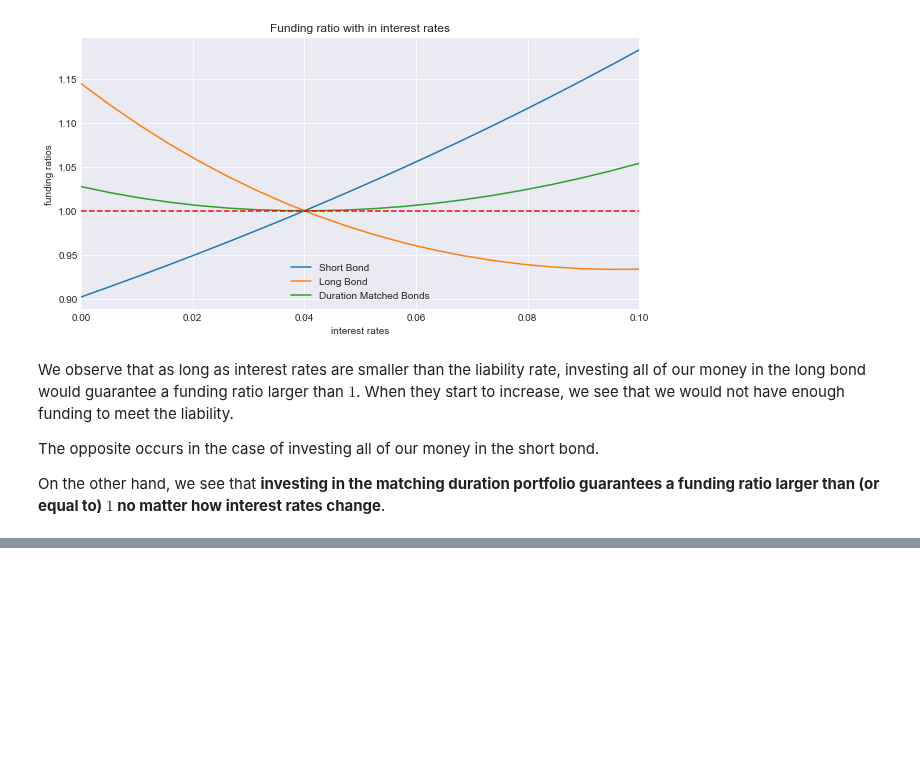
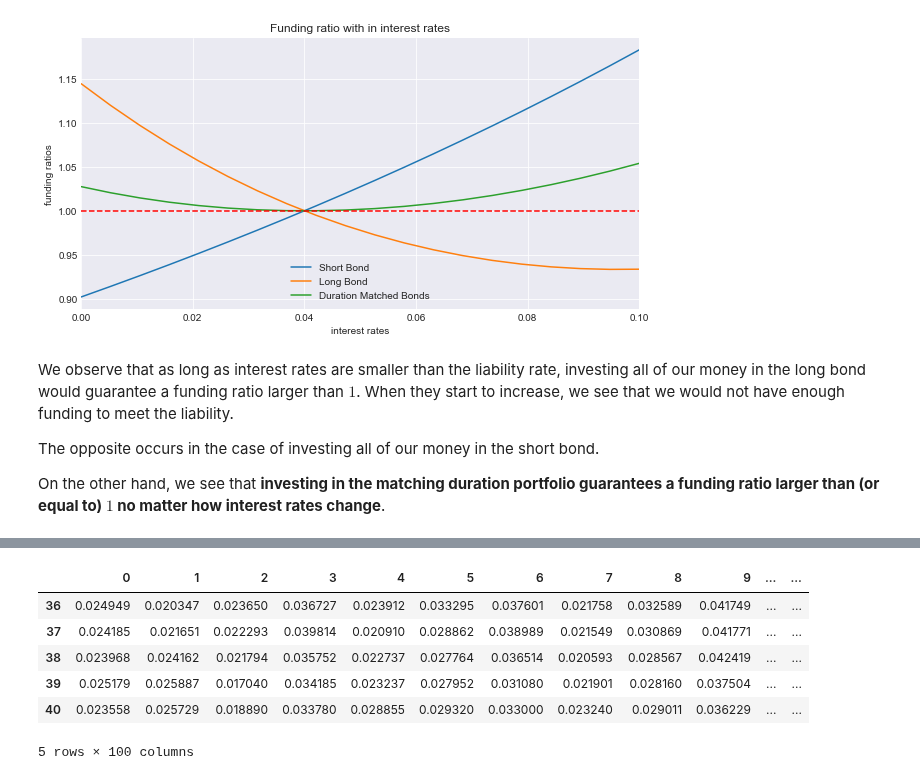
Before and after one commit to z4ir3/finance-courses, a Jupyter notebook: week-4.ipynb, the cells around one changed output, grey strips where cells are left out. Drawn from its saved outputs; the diff is of its cells as text; code cells hidden in the pictures; blank space fills up the shorter version.

```diff
--- a/week-4.ipynb
+++ b/week-4.ipynb
@@ -1201,0 +1044,26 @@ int( coupons_per_year*last_date / 2 )
+# %%
+maturity_short         = 10
+coupon_rate_short      = 0.028
+coupons_per_year_short = 2
+
+maturity_long          = 20
+coupon_rate_long       = 0.035
+coupons_per_year_long  = 2
+# %%
+n_scenarios      = 100
+n_years          = np.max([maturity_short, maturity_long]) # = maturity_long
+mean_rate        = 0.03
+periods_per_year = 2
+
+# simulate rates and zero-coupon prices
+rates, zcb_price = erk.simulate_cir(n_years=n_years, n_scenarios=n_scenarios, a=0.05, b=mean_rate,
+                                    sigma=0.02, periods_per_year=periods_per_year)
+rates.tail()
+# %% [output]
+|  | 0 | 1 | 2 | 3 | 4 | 5 | 6 | 7 | 8 | 9 | ... | ... |
+| 36 | 0.024949 | 0.020347 | 0.023650 | 0.036727 | 0.023912 | 0.033295 | 0.037601 | 0.021758 | 0.032589 | 0.041749 | ... | ... |
+| 37 | 0.024185 | 0.021651 | 0.022293 | 0.039814 | 0.020910 | 0.028862 | 0.038989 | 0.021549 | 0.030869 | 0.041771 | ... | ... |
+| 38 | 0.023968 | 0.024162 | 0.021794 | 0.035752 | 0.022737 | 0.027764 | 0.036514 | 0.020593 | 0.028567 | 0.042419 | ... | ... |
+| 39 | 0.025179 | 0.025887 | 0.017040 | 0.034185 | 0.023237 | 0.027952 | 0.031080 | 0.021901 | 0.028160 | 0.037504 | ... | ... |
+| 40 | 0.023558 | 0.025729 | 0.018890 | 0.033780 | 0.028855 | 0.029320 | 0.033000 | 0.023240 | 0.029011 | 0.036229 | ... | ... |
+5 rows × 100 columns
```
Also changed, not shown: parts of 51 cells of this notebook.
